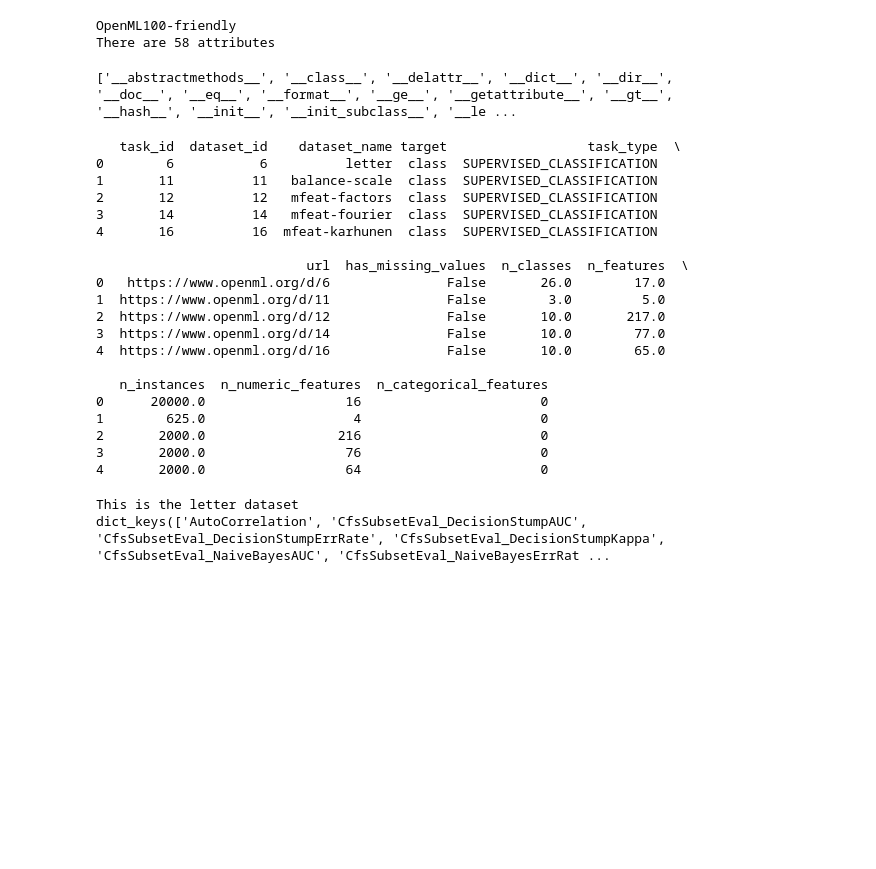
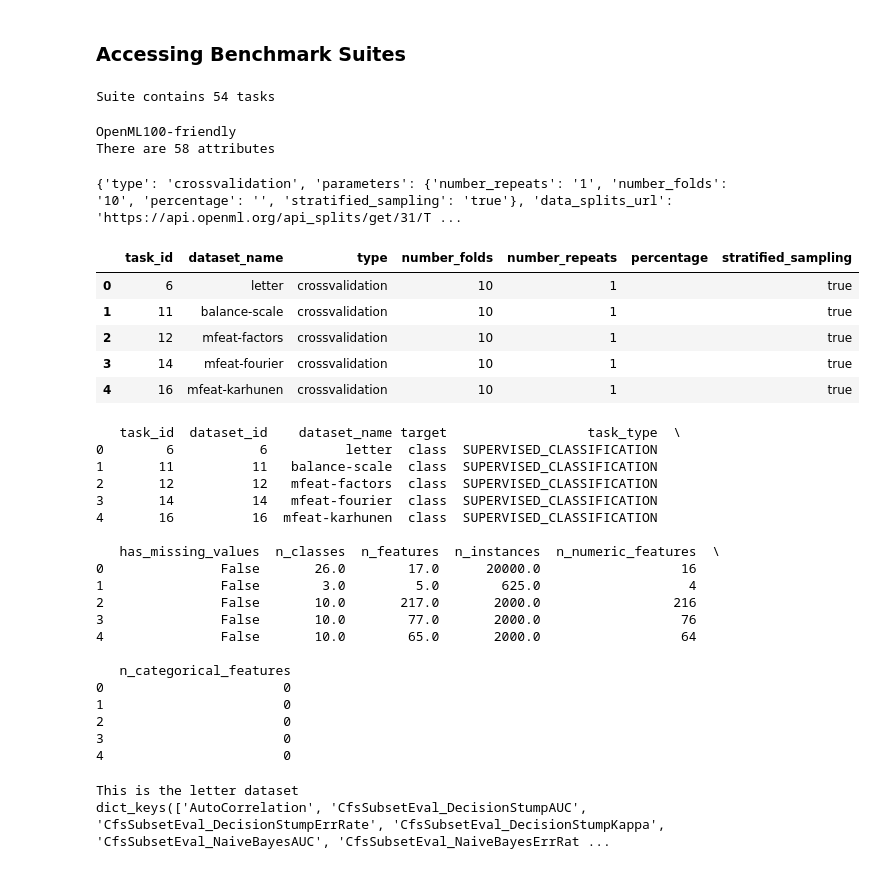
Before and after one commit to khayhamz31/dataset2vec, a Jupyter notebook: openml.ipynb, the cells around one changed output. Saved outputs shown, nothing was run; the diff lists cells and outputs as text; code cells hidden in the pictures; blank space fills up the shorter version.

```diff
--- a/openml.ipynb
+++ b/openml.ipynb
@@ -13,15 +14,53 @@ api_key = 'c0d6200b271e73a8aec0904980876c3c'
+# %% [markdown]
+### Accessing Benchmark Suites
 # %%
 benchmark_suite = openml.study.get_suite(225)
+print(f"Suite contains {len(benchmark_suite.tasks)} tasks")
+# %% [output]
+Suite contains 54 tasks
 # %%
 print(benchmark_suite.name)
 print(f'There are {len(dir(benchmark_suite))} attributes')
 # %% [output]
 OpenML100-friendly
 There are 58 attributes
-# %%
-print(dir(benchmark_suite))
-# %% [output]
-['__abstractmethods__', '__class__', '__delattr__', '__dict__', '__dir__', '__doc__', '__eq__', '__format__', '__ge__', '__getattribute__', '__gt__', '__hash__', '__init__', '__init_subclass__', '__le ...
+# %%
+task_id = 6
+task = openml.tasks.get_task(31)
+print(task.estimation_procedure)
+# %% [output]
+{'type': 'crossvalidation', 'parameters': {'number_repeats': '1', 'number_folds': '10', 'percentage': '', 'stratified_sampling': 'true'}, 'data_splits_url': 'https://api.openml.org/api_splits/get/31/T ...
+# %%
+task_ids = benchmark_suite.tasks
+rows = []
+
+for task_id in task_ids:
+    task = openml.tasks.get_task(task_id)
+    est_proc = task.estimation_procedure
+
+    # Build a flat dictionary for easy DataFrame creation
+    row = {
+        "task_id": task_id,
+        "dataset_name": task.get_dataset().name,
+        "type": est_proc.get("type"),
+        "number_folds": est_proc["parameters"].get("number_folds", None),
+        "number_repeats": est_proc["parameters"].get("number_repeats", None),
+        "percentage": est_proc["parameters"].get("percentage", None),
+        "stratified_sampling": est_proc["parameters"].get("stratified_sampling", None),
+    }
+    rows.append(row)
+
+# Create the DataFrame
+df = pd.DataFrame(rows)
+
+df.head()
+# %% [output]
+|  | task_id | dataset_name | type | number_folds | number_repeats | percentage | stratified_sampling |
+| 0 | 6 | letter | crossvalidation | 10 | 1 |  | true |
+| 1 | 11 | balance-scale | crossvalidation | 10 | 1 |  | true |
+| 2 | 12 | mfeat-factors | crossvalidation | 10 | 1 |  | true |
+| 3 | 14 | mfeat-fourier | crossvalidation | 10 | 1 |  | true |
+| 4 | 16 | mfeat-karhunen | crossvalidation | 10 | 1 |  | true |
 # %%
 dataset_info = []
 
@@ -43,7 +82,6 @@ for task_id in tqdm(benchmark_suite.tasks, desc="Collecting dataset info"):
             'dataset_name': dataset.name,
             'target': task.target_name,
             'task_type': TaskType(task.task_type_id).name,  # ✅ Fixed line
-            'url': f"https://www.openml.org/d/{dataset.dataset_id}",
             'has_missing_values': qualities.get('NumberOfMissingValues', 0) > 0,
             'n_classes': qualities.get('NumberOfClasses'),
             'n_features': qualities.get('NumberOfFeatures'),
@@ -66,19 +104,19 @@ print(df.head())
 3       14          14   mfeat-fourier  class  SUPERVISED_CLASSIFICATION
 4       16          16  mfeat-karhunen  class  SUPERVISED_CLASSIFICATION
 
-                           url  has_missing_values  n_classes  n_features  \
-0   https://www.openml.org/d/6               False       26.0        17.0
-1  https://www.openml.org/d/11               False        3.0         5.0
-2  https://www.openml.org/d/12               False       10.0       217.0
-3  https://www.openml.org/d/14               False       10.0        77.0
-4  https://www.openml.org/d/16               False       10.0        65.0
+   has_missing_values  n_classes  n_features  n_instances  n_numeric_features  \
+0               False       26.0        17.0      20000.0                  16
+1               False        3.0         5.0        625.0                   4
+2               False       10.0       217.0       2000.0                 216
+3               False       10.0        77.0       2000.0                  76
+4               False       10.0        65.0       2000.0                  64
 
-   n_instances  n_numeric_features  n_categorical_features
-0      20000.0                  16                       0
-1        625.0                   4                       0
-2       2000.0                 216                       0
-3       2000.0                  76                       0
-4       2000.0                  64                       0
+   n_categorical_features
+0                       0
+1                       0
+2                       0
+3                       0
+4                       0
 # %%
 
 ds = openml.datasets.get_dataset(6)
```
Also changed, not shown: parts of 1 cell of this notebook, 6 other files.
